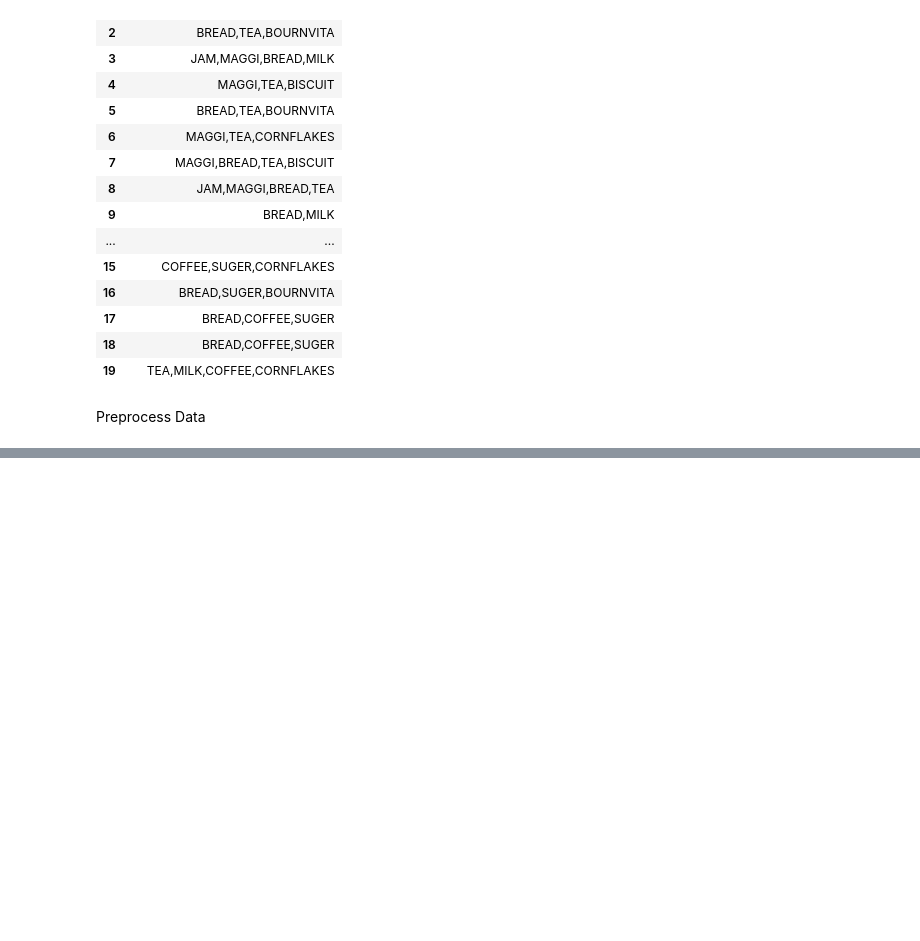
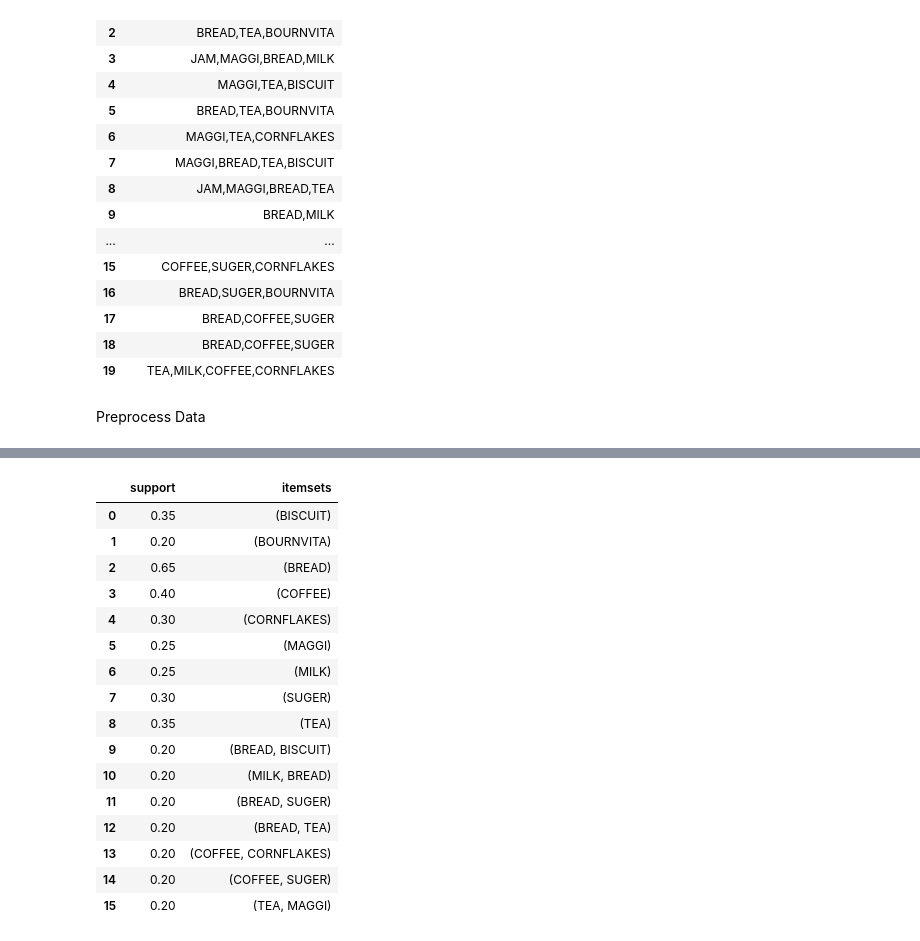
Before and after one commit to Abtinz/Machine-Learning-with-Python, a Jupyter notebook: DataMining/Regression/data-mining-p2-student.ipynb, the cells around one changed output, grey strips where cells are left out. Cells and saved outputs as stored; diff of their text form; code cells hidden in the pictures; blank space fills up the shorter version.

```diff
--- a/DataMining/Regression/data-mining-p2-student.ipynb
+++ b/DataMining/Regression/data-mining-p2-student.ipynb
@@ -405,0 +432,21 @@ Name: 0, dtype: object
+# %%
+frequent_itemsets = apriori(df, min_support=0.2, use_colnames=True)
+frequent_itemsets
+# %% [output]
+|  | support | itemsets |
+| 0 | 0.35 | (BISCUIT) |
+| 1 | 0.20 | (BOURNVITA) |
+| 2 | 0.65 | (BREAD) |
+| 3 | 0.40 | (COFFEE) |
+| 4 | 0.30 | (CORNFLAKES) |
+| 5 | 0.25 | (MAGGI) |
+| 6 | 0.25 | (MILK) |
+| 7 | 0.30 | (SUGER) |
+| 8 | 0.35 | (TEA) |
+| 9 | 0.20 | (BREAD, BISCUIT) |
+| 10 | 0.20 | (MILK, BREAD) |
+| 11 | 0.20 | (BREAD, SUGER) |
+| 12 | 0.20 | (BREAD, TEA) |
+| 13 | 0.20 | (COFFEE, CORNFLAKES) |
+| 14 | 0.20 | (COFFEE, SUGER) |
+| 15 | 0.20 | (TEA, MAGGI) |
```
Also changed, not shown: parts of 6 cells of this notebook.
